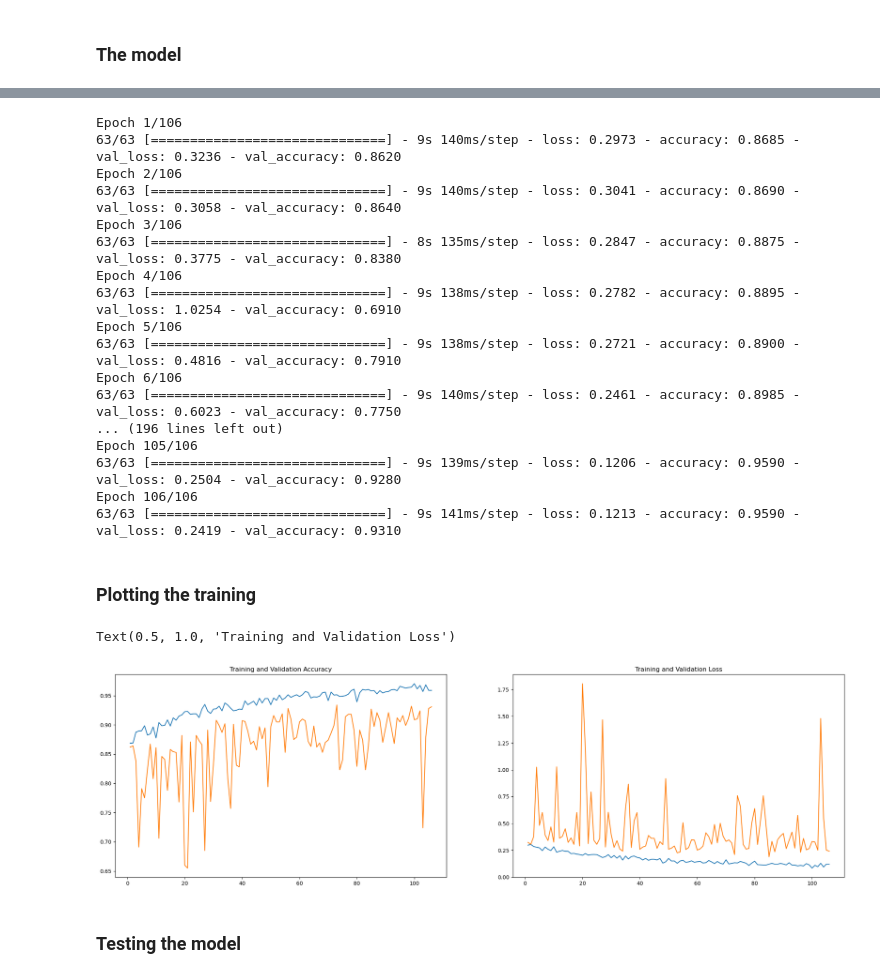
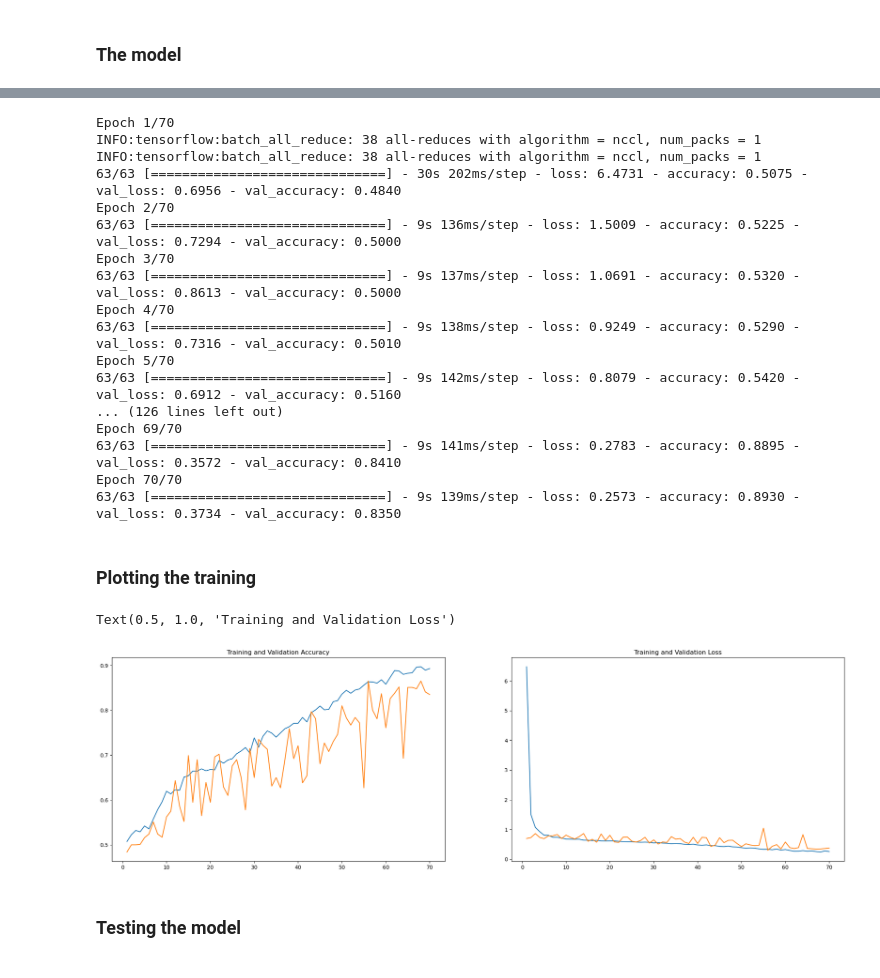
Before and after one commit to antirrabia/Computer-Vision, a Jupyter notebook: notebooks/CatsVsDogs(DistributedTraining_ResidualConnections_BatchNormalization).ipynb, the cells around one changed output, grey strips where cells are left out. Saved outputs shown, nothing was run; the diff lists cells and outputs as text; code cells hidden in the pictures.

```diff
--- a/notebooks/CatsVsDogs(DistributedTraining_ResidualConnections_BatchNormalization).ipynb
+++ b/notebooks/CatsVsDogs(DistributedTraining_ResidualConnections_BatchNormalization).ipynb
@@ -17,5 +14,5 @@ from tensorflow.keras.utils import image_dataset_from_directory
 # %%
-stragety = tf.distribute.MirroredStrategy()
+strategy = tf.distribute.MirroredStrategy()
 # %% [output]
 INFO:tensorflow:Using MirroredStrategy with devices ('/job:localhost/replica:0/task:0/device:GPU:0', '/job:localhost/replica:0/task:0/device:GPU:1')
 # %%
@@ -64,7 +61,7 @@ data_augmentation = keras.Sequential(
 # %% [markdown]
 ### The model
 # %%
-with stragety.scope():
+with strategy.scope():
     inputs = keras.Input(shape=(180,180,3))
 
     x = data_augmentation(inputs)
@@ -91,7 +88,7 @@ with stragety.scope():
         x = layers.add([x, residual])
 
     x = layers.GlobalMaxPooling2D()(x)
-    x = layers.Dropout(0.6)(x)
+    x = layers.Dropout(0.5)(x)
 
     outputs = layers.Dense(1, activation='sigmoid')(x)
 
@@ -105,59 +113,64 @@ with stragety.scope():
 # %%
 callbacks = [
     keras.callbacks.ModelCheckpoint(
-        filepath='distri_batchN_residual.keras',
+        filepath='distri_batch_residual.keras',
         save_best_only=True,
         monitor='val_loss'
+    ),
+
+    # To monitor the training in TensorBoard
+    keras.callbacks.TensorBoard(
+        log_dir='/home/antirrabia/Documents/DeepLearnin/Notebooks/TensorBoard_Logs/'
     )
 ]
 
 history = model.fit(
     tr_d,
-    epochs=106,
+    epochs=70,
     validation_data=va_d,
     callbacks=callbacks
 )
 # %% [output]
-Epoch 1/106
-63/63 [==============================] - 9s 140ms/step - loss: 0.2973 - accuracy: 0.8685 - val_loss: 0.3236 - val_accuracy: 0.8620
-Epoch 2/106
-63/63 [==============================] - 9s 140ms/step - loss: 0.3041 - accuracy: 0.8690 - val_loss: 0.3058 - val_accuracy: 0.8640
-Epoch 3/106
-63/63 [==============================] - 8s 135ms/step - loss: 0.2847 - accuracy: 0.8875 - val_loss: 0.3775 - val_accuracy: 0.8380
-Epoch 4/106
-63/63 [==============================] - 9s 138ms/step - loss: 0.2782 - accuracy: 0.8895 - val_loss: 1.0254 - val_accuracy: 0.6910
-Epoch 5/106
-63/63 [==============================] - 9s 138ms/step - loss: 0.2721 - accuracy: 0.8900 - val_loss: 0.4816 - val_accuracy: 0.7910
-Epoch 6/106
-63/63 [==============================] - 9s 140ms/step - loss: 0.2461 - accuracy: 0.8985 - val_loss: 0.6023 - val_accuracy: 0.7750
-... (196 lines left out)
-Epoch 105/106
-63/63 [==============================] - 9s 139ms/step - loss: 0.1206 - accuracy: 0.9590 - val_loss: 0.2504 - val_accuracy: 0.9280
-Epoch 106/106
-63/63 [==============================] - 9s 141ms/step - loss: 0.1213 - accuracy: 0.9590 - val_loss: 0.2419 - val_accuracy: 0.9310
+Epoch 1/70
+INFO:tensorflow:batch_all_reduce: 38 all-reduces with algorithm = nccl, num_packs = 1
+INFO:tensorflow:batch_all_reduce: 38 all-reduces with algorithm = nccl, num_packs = 1
+63/63 [==============================] - 30s 202ms/step - loss: 6.4731 - accuracy: 0.5075 - val_loss: 0.6956 - val_accuracy: 0.4840
+Epoch 2/70
+63/63 [==============================] - 9s 136ms/step - loss: 1.5009 - accuracy: 0.5225 - val_loss: 0.7294 - val_accuracy: 0.5000
+Epoch 3/70
+63/63 [==============================] - 9s 137ms/step - loss: 1.0691 - accuracy: 0.5320 - val_loss: 0.8613 - val_accuracy: 0.5000
+Epoch 4/70
+63/63 [==============================] - 9s 138ms/step - loss: 0.9249 - accuracy: 0.5290 - val_loss: 0.7316 - val_accuracy: 0.5010
+Epoch 5/70
+63/63 [==============================] - 9s 142ms/step - loss: 0.8079 - accuracy: 0.5420 - val_loss: 0.6912 - val_accuracy: 0.5160
+... (126 lines left out)
+Epoch 69/70
+63/63 [==============================] - 9s 141ms/step - loss: 0.2783 - accuracy: 0.8895 - val_loss: 0.3572 - val_accuracy: 0.8410
+Epoch 70/70
+63/63 [==============================] - 9s 139ms/step - loss: 0.2573 - accuracy: 0.8930 - val_loss: 0.3734 - val_accuracy: 0.8350
 # %% [markdown]
 ### Plotting the training
 # %%
 accuracy = history.history['accuracy']
 val_accu = history.history['val_accuracy']
 
 loss = history.history['loss']
 val_loss = history.history['val_loss']
 
-epoch = range(1, len(accuracy)+1)
+epochs = range(1, len(accuracy)+1)
 
 fig, ax = plt.subplots(ncols=2, nrows=1, figsize=(25,7))
 
-ax[0].plot(epoch, accuracy, label='Training Accuracy')
-ax[0].plot(epoch, val_accu, label='Validation Accuracy')
+ax[0].plot(epochs, accuracy, label='Training Accuracy')
+ax[0].plot(epochs, val_accu, label='Validation Accuracy')
 ax[0].set_title('Training and Validation Accuracy')
 
-ax[1].plot(epoch, loss, label='Training Loss')
-ax[1].plot(epoch, val_loss, label='Validation Loss')
+ax[1].plot(epochs, loss, label='Training Loss')
+ax[1].plot(epochs, val_loss, label='Validation Loss')
 ax[1].set_title('Training and Validation Loss')
 # %% [output]
 Text(0.5, 1.0, 'Training and Validation Loss')
-[figure, old version]
+[figure, new version]
 # %% [markdown]
 ### Testing the model
 # %%
```
Also changed, not shown: parts of 5 cells of this notebook.
